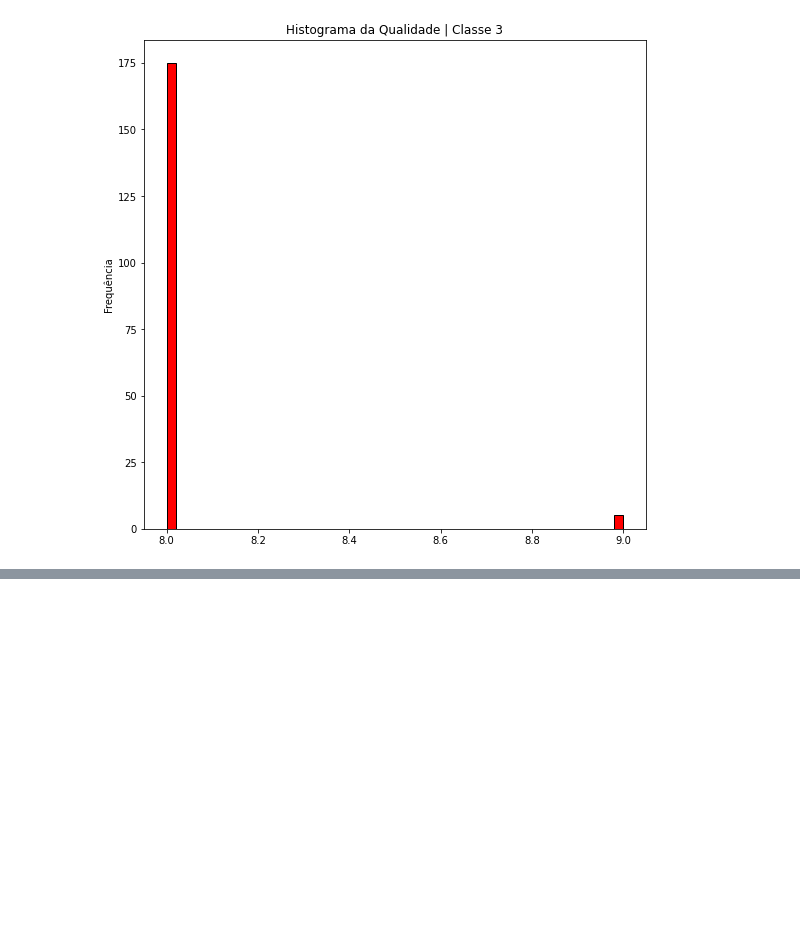
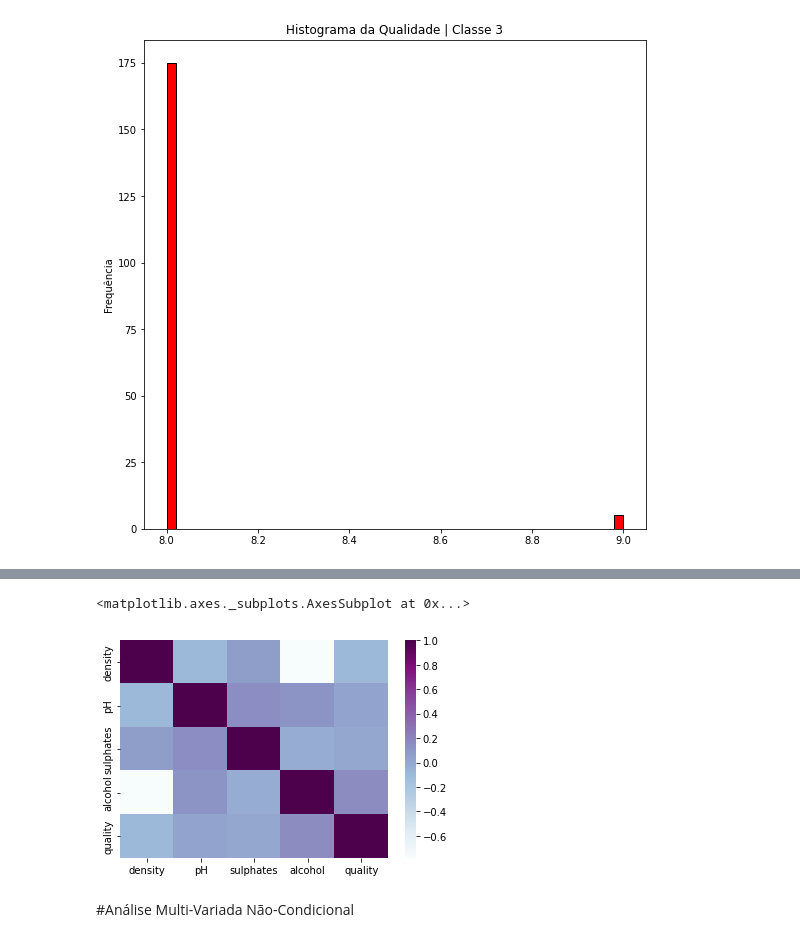
Before and after one commit to Arthurpbezerra/IcaHomework1, a Jupyter notebook: vinho.ipynb, the cells around one changed output, grey strips where cells are left out. Drawn from its saved outputs; the diff is of its cells as text; code cells hidden in the pictures; blank space fills up the shorter version.

```diff
--- a/vinho.ipynb
+++ b/vinho.ipynb
@@ -764,0 +871,5 @@ gal_skew = gqw["alcohol"].skew()
+# %%
+#Matriz de Correlação DataSet sem alguns preditores
+vinho_b2_corr = vinho_b2.corr()
+#vinho_b2.drop("quality",axis=1,inplace=True)
+vinho_b2_corr
@@ -764,0 +883,7 @@ gal_skew = gqw["alcohol"].skew()
+# %%
+sns.heatmap(vinho_b2_corr,cmap="BuPu")
+# %% [output]
+<matplotlib.axes._subplots.AxesSubplot at 0x...>
+[figure, added]
+# %% [markdown]
+#Análise Multi-Variada Não-Condicional
```
Also changed, not shown: parts of 79 cells of this notebook.
